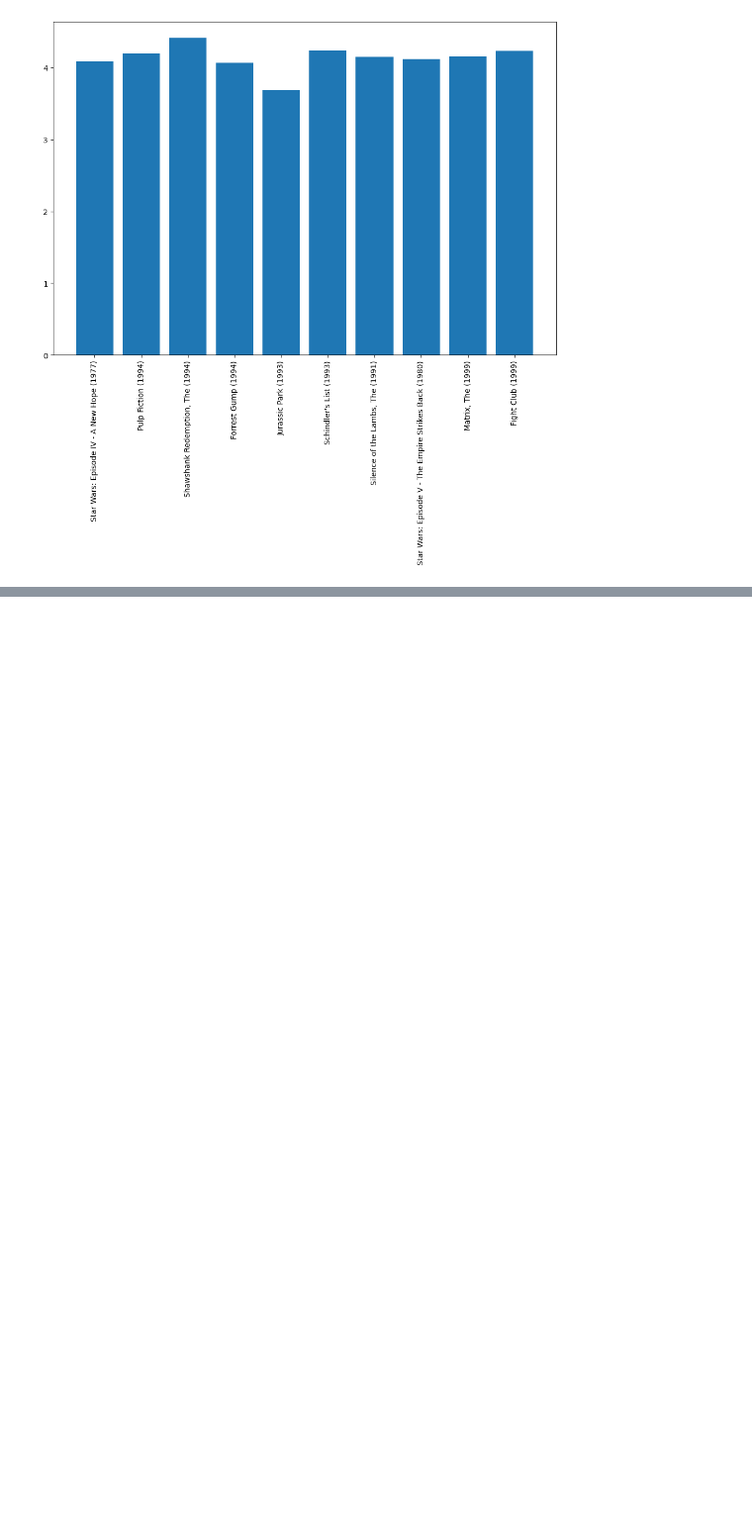
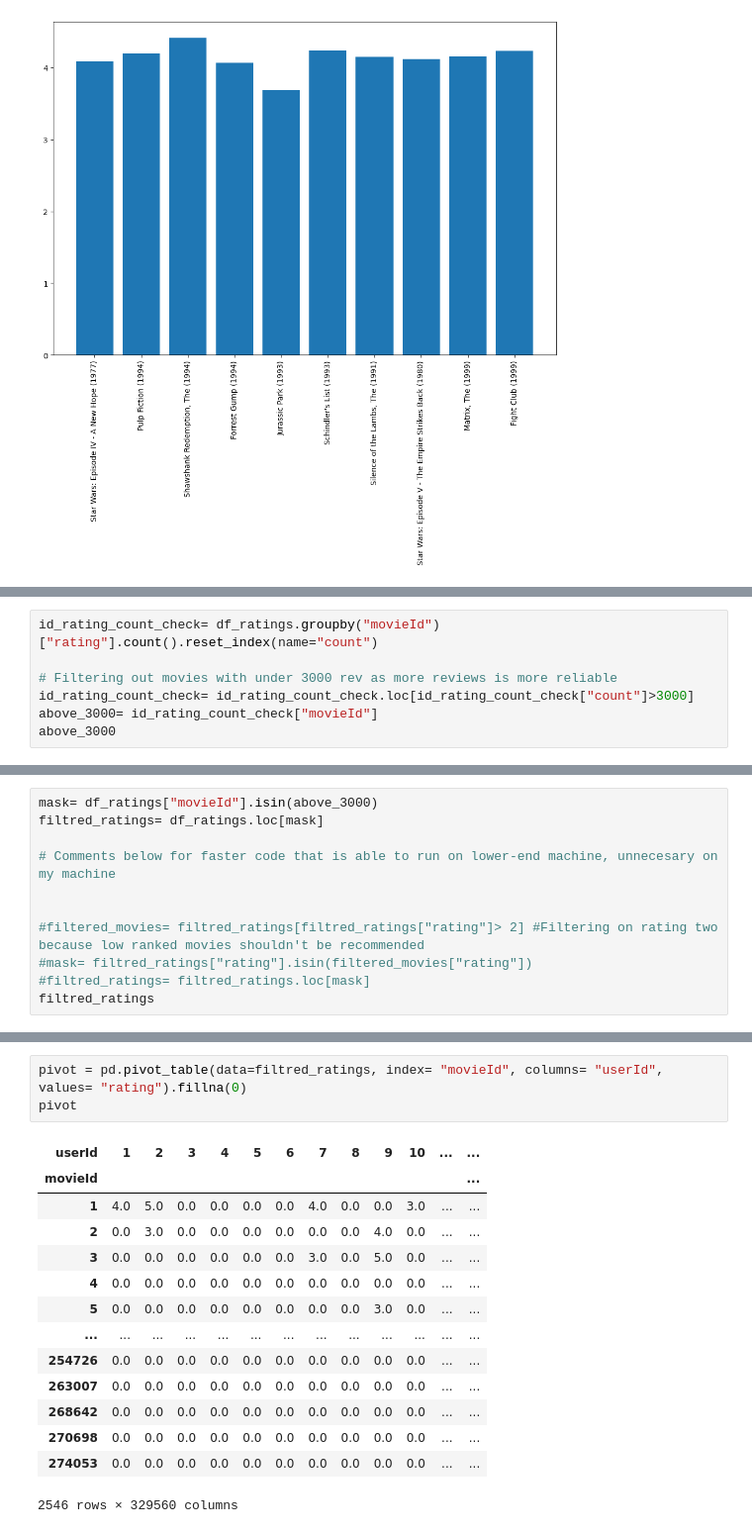
Before and after one commit to BrutalFrost/Artificial_Intelligence_Hampus_Erlandsson_OPA23, a Jupyter notebook: Lab_1/Lab_1.ipynb, the cells around one changed output, grey strips where cells are left out. Shown: that part at 99% size. Saved outputs shown, nothing was run; the diff lists cells and outputs as text; blank space fills up the shorter version.

```diff
--- a/Lab_1/Lab_1.ipynb
+++ b/Lab_1/Lab_1.ipynb
@@ -280,0 +302,7 @@ movie_mean
+# %%
+id_rating_count_check= df_ratings.groupby("movieId")["rating"].count().reset_index(name="count")
+
+# Filtering out movies with under 3000 rev as more reviews is more reliable
+id_rating_count_check= id_rating_count_check.loc[id_rating_count_check["count"]>3000]
+above_3000= id_rating_count_check["movieId"]
+above_3000
@@ -280,0 +322,11 @@ movie_mean
+# %%
+mask= df_ratings["movieId"].isin(above_3000)
+filtred_ratings= df_ratings.loc[mask]
+
+# Comments below for faster code that is able to run on lower-end machine, unnecesary on my machine
+
+
+#filtered_movies= filtred_ratings[filtred_ratings["rating"]> 2] #Filtering on rating two because low ranked movies shouldn't be recommended
+#mask= filtred_ratings["rating"].isin(filtered_movies["rating"])
+#filtred_ratings= filtred_ratings.loc[mask]
+filtred_ratings
@@ -280,0 +347,18 @@ movie_mean
+# %%
+pivot = pd.pivot_table(data=filtred_ratings, index= "movieId", columns= "userId", values= "rating").fillna(0)
+pivot
+# %% [output]
+| userId | 1 | 2 | 3 | 4 | 5 | 6 | 7 | 8 | 9 | 10 | ... | ... |
+| movieId |  |  |  |  |  |  |  |  |  |  |  | ... |
+| 1 | 4.0 | 5.0 | 0.0 | 0.0 | 0.0 | 0.0 | 4.0 | 0.0 | 0.0 | 3.0 | ... | ... |
+| 2 | 0.0 | 3.0 | 0.0 | 0.0 | 0.0 | 0.0 | 0.0 | 0.0 | 4.0 | 0.0 | ... | ... |
+| 3 | 0.0 | 0.0 | 0.0 | 0.0 | 0.0 | 0.0 | 3.0 | 0.0 | 5.0 | 0.0 | ... | ... |
+| 4 | 0.0 | 0.0 | 0.0 | 0.0 | 0.0 | 0.0 | 0.0 | 0.0 | 0.0 | 0.0 | ... | ... |
+| 5 | 0.0 | 0.0 | 0.0 | 0.0 | 0.0 | 0.0 | 0.0 | 0.0 | 3.0 | 0.0 | ... | ... |
+| ... | ... | ... | ... | ... | ... | ... | ... | ... | ... | ... | ... | ... |
+| 254726 | 0.0 | 0.0 | 0.0 | 0.0 | 0.0 | 0.0 | 0.0 | 0.0 | 0.0 | 0.0 | ... | ... |
+| 263007 | 0.0 | 0.0 | 0.0 | 0.0 | 0.0 | 0.0 | 0.0 | 0.0 | 0.0 | 0.0 | ... | ... |
+| 268642 | 0.0 | 0.0 | 0.0 | 0.0 | 0.0 | 0.0 | 0.0 | 0.0 | 0.0 | 0.0 | ... | ... |
+| 270698 | 0.0 | 0.0 | 0.0 | 0.0 | 0.0 | 0.0 | 0.0 | 0.0 | 0.0 | 0.0 | ... | ... |
+| 274053 | 0.0 | 0.0 | 0.0 | 0.0 | 0.0 | 0.0 | 0.0 | 0.0 | 0.0 | 0.0 | ... | ... |
+2546 rows × 329560 columns
```
Also changed, not shown: parts of 6 cells of this notebook.
